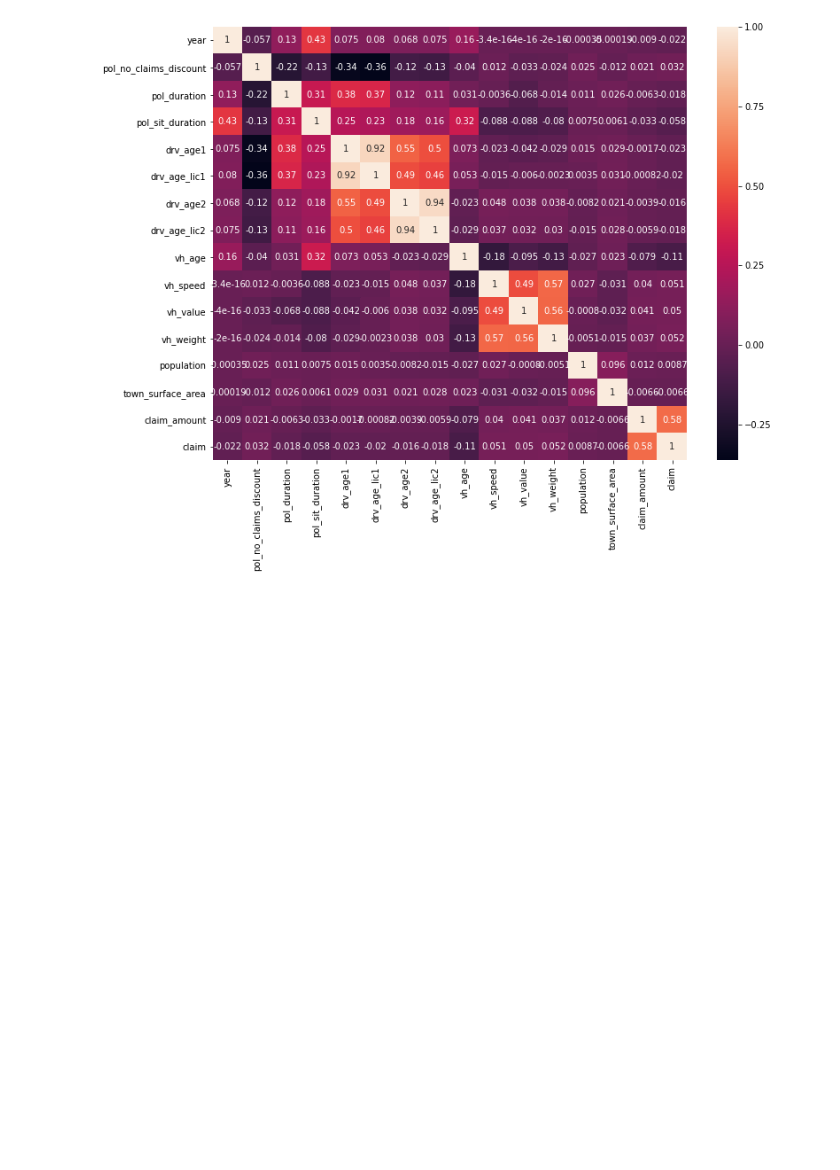
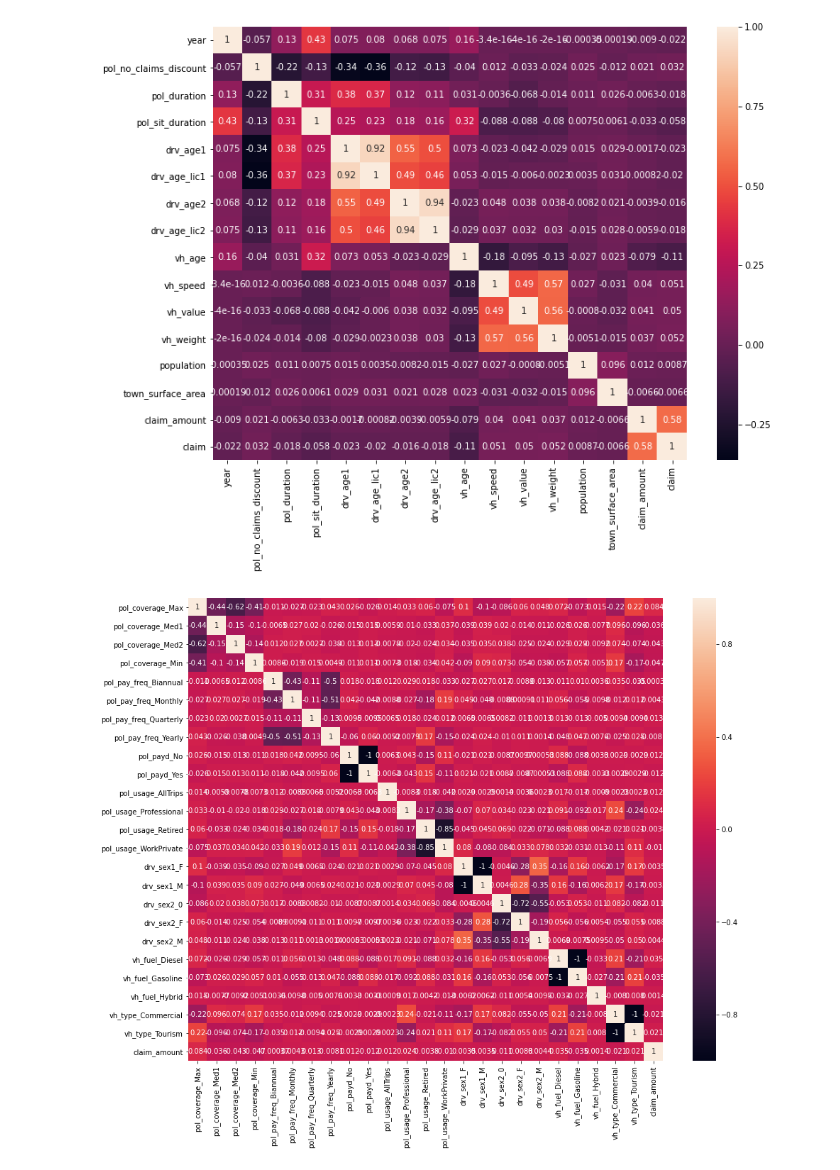
Before and after one commit to mariaferrol1988/experiments, a Jupyter notebook: projects/insurance/insurance.ipynb, the cells around one changed output. Saved outputs shown, nothing was run; the diff lists cells and outputs as text; code cells hidden in the pictures; blank space fills up the shorter version.

```diff
--- a/projects/insurance/insurance.ipynb
+++ b/projects/insurance/insurance.ipynb
@@ -24,12 +77,6 @@ df.head()
 df.shape
 # %% [output]
 (228216, 26)
-# %%
-dummy_list = ['pol_coverage','pol_pay_freq','pol_payd','pol_usage','drv_sex1','drv_sex2','vh_make_model',
-             'vh_fuel','vh_type']
-float_list = ['year','pol_no_claims_discount','pol_duration','pol_sit_duration','drv_age1', 'drv_age_lic1',
-              'drv_age2','drv_age_lic2','vh_age','vh_speed','vh_value','vh_weight','population',
-              'town_surface_area','claim_amount']
-float_list2 =  ['year','pol_no_claims_discount','pol_duration','pol_sit_duration','drv_age1', 'drv_age_lic1',
-              'drv_age2','drv_age_lic2','vh_age','vh_speed','vh_value','vh_weight','population',
-              'town_surface_area','claim_amount','claim']
+# %%
+df = df.merge(pd.get_dummies(df[dummy_list]), right_index = True, left_index = True)
+df.head()
@@ -60,3 +98,18 @@ dtype: int64
+# %%
+dummy_list = ['pol_coverage','pol_pay_freq','pol_payd','pol_usage','drv_sex1','drv_sex2',
+             'vh_fuel','vh_type']
+corr_dummies = ['pol_coverage_Max',  'pol_coverage_Med1', 'pol_coverage_Med2', 'pol_coverage_Min',
+'pol_pay_freq_Biannual', 'pol_pay_freq_Monthly','pol_pay_freq_Quarterly',
+'pol_pay_freq_Yearly', 'pol_payd_No', 'pol_payd_Yes', 'pol_usage_AllTrips',
+'pol_usage_Professional','pol_usage_Retired', 'pol_usage_WorkPrivate', 'drv_sex1_F',
+'drv_sex1_M', 'drv_sex2_0', 'drv_sex2_F', 'drv_sex2_M','vh_fuel_Diesel', 'vh_fuel_Gasoline',
+'vh_fuel_Hybrid', 'vh_type_Commercial', 'vh_type_Tourism', 'claim_amount']
+float_list = ['year','pol_no_claims_discount','pol_duration','pol_sit_duration','drv_age1', 'drv_age_lic1',
+              'drv_age2','drv_age_lic2','vh_age','vh_speed','vh_value','vh_weight','population',
+              'town_surface_area','claim_amount']
+float_list2 =  ['year','pol_no_claims_discount','pol_duration','pol_sit_duration','drv_age1', 'drv_age_lic1',
+              'drv_age2','drv_age_lic2','vh_age','vh_speed','vh_value','vh_weight','population',
+              'town_surface_area','claim_amount','claim']
 # %% [markdown]
 # EDA
 # %%
@@ -69,3 +122,8 @@ fig, ax = plt.subplots(figsize=(12,9))
 ax = sns.heatmap(df[float_list2].corr(), annot = True)
 # %% [output]
 [figure]
+# %%
+fig, ax = plt.subplots(figsize = (15,12))
+ax = sns.heatmap(df[corr_dummies].corr(), annot = True)
+# %% [output]
+[figure, added]
```
Also changed, not shown: parts of 16 cells of this notebook.
